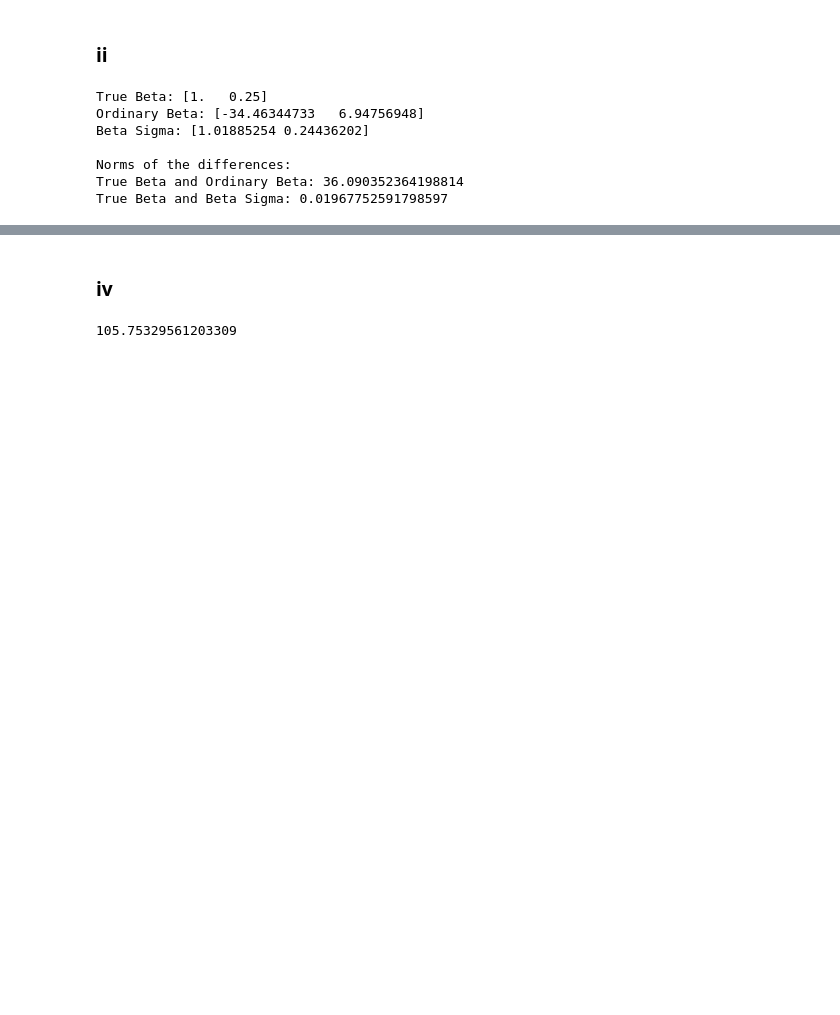
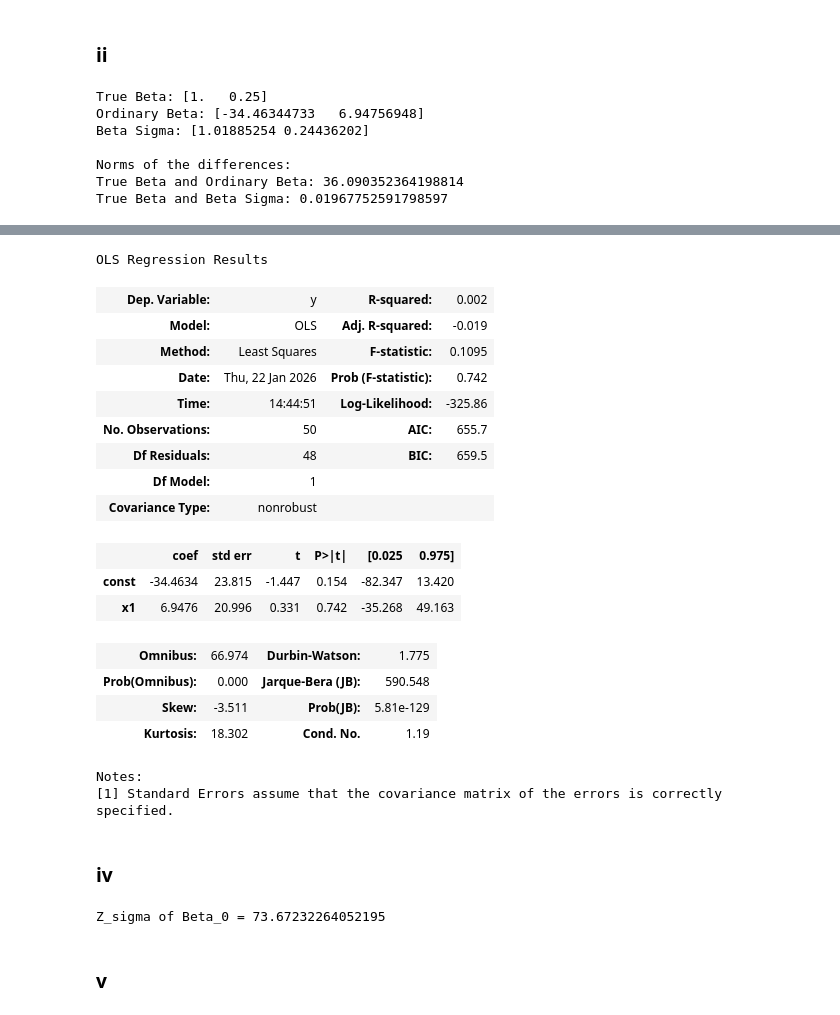
Before and after one commit to pedrobahia7/list01_ml_impa, a Jupyter notebook: list01.ipynb, the cells around one changed output, grey strips where cells are left out. Drawn from its saved outputs; the diff is of its cells as text; code cells hidden in the pictures; blank space fills up the shorter version.

```diff
--- a/list01.ipynb
+++ b/list01.ipynb
@@ -103,13 +169,58 @@ def beta_ordinary_estimated_variance(X,Y):
+# %%
+# Sanity check with statsmodels
+import statsmodels.api as sm
+sm.OLS(y,X).fit().summary()
+# %% [output]
+OLS Regression Results
+| Dep. Variable: | y | R-squared: | 0.002 |
+| Model: | OLS | Adj. R-squared: | -0.019 |
+| Method: | Least Squares | F-statistic: | 0.1095 |
+| Date: | Thu, 22 Jan 2026 | Prob (F-statistic): | 0.742 |
+| Time: | 14:44:51 | Log-Likelihood: | -325.86 |
+| No. Observations: | 50 | AIC: | 655.7 |
+| Df Residuals: | 48 | BIC: | 659.5 |
+| Df Model: | 1 |  |  |
+| Covariance Type: | nonrobust |  |  |
+|  | coef | std err | t | P>|t| | [0.025 | 0.975] |
+| const | -34.4634 | 23.815 | -1.447 | 0.154 | -82.347 | 13.420 |
+| x1 | 6.9476 | 20.996 | 0.331 | 0.742 | -35.268 | 49.163 |
+| Omnibus: | 66.974 | Durbin-Watson: | 1.775 |
+| Prob(Omnibus): | 0.000 | Jarque-Bera (JB): | 590.548 |
+| Skew: | -3.511 | Prob(JB): | 5.81e-129 |
+| Kurtosis: | 18.302 | Cond. No. | 1.19 |
+Notes:
+[1] Standard Errors assume that the covariance matrix of the errors is correctly specified.
 # %% [markdown]
 ### iv
 # %%
-def calculate_Z(X,Sigma,Beta_sigma):
-    den = np.linalg.inv(X.T @ np.linalg.inv(Sigma) @ X)[0,0]
-    Z = Beta_sigma[0]/(np.sqrt(den))
+def calculate_Z_sigma(X: np.ndarray, Sigma: np.ndarray, Beta_sigma: np.ndarray, j: int) -> float:
+    """
+    Compute the Z statistic for the j-th coefficient of the generalized least squares estimator.
+    Parameters:
+    X : np.ndarray
+        Input matrix of shape (samples, features + 1) or (n,p).
+    Sigma : np.ndarray
+        Covariance matrix of shape (samples, samples) or (n,n). This is the covariance matrix of the errors.
+        It does not assume homoscedasticity thus the values of the diagonal can be different. But any value
+        out of the diagonal must be zero since the errors are uncorrelated.
+    Beta_sigma : np.ndarray
+        Estimated coefficients vector of shape (features + 1,) or (p,).
+    j : int
+        Index of the coefficient to compute the Z statistic for.
+    Returns:
+    Z : float
+        Z statistic for the j-th coefficient.
+    """
+    Sigma_inv = np.linalg.inv(Sigma)
+    den = np.linalg.inv(X.T @ Sigma_inv @ X)
+    den = den[j,j]
+    Z = Beta_sigma[j]/(np.sqrt(den))
     return Z
 
-Z = calculate_Z(X, Sigma, beta_hat_sigma)
-print(Z)
+Z = calculate_Z_sigma(X, Sigma, beta_hat_sigma, j=0)
+print("Z_sigma of Beta_0 =", Z)
 # %% [output]
-105.75329561203309
+Z_sigma of Beta_0 = 73.67232264052195
+# %% [markdown]
+### v
 # %%
```
Also changed, not shown: parts of 19 cells of this notebook.
